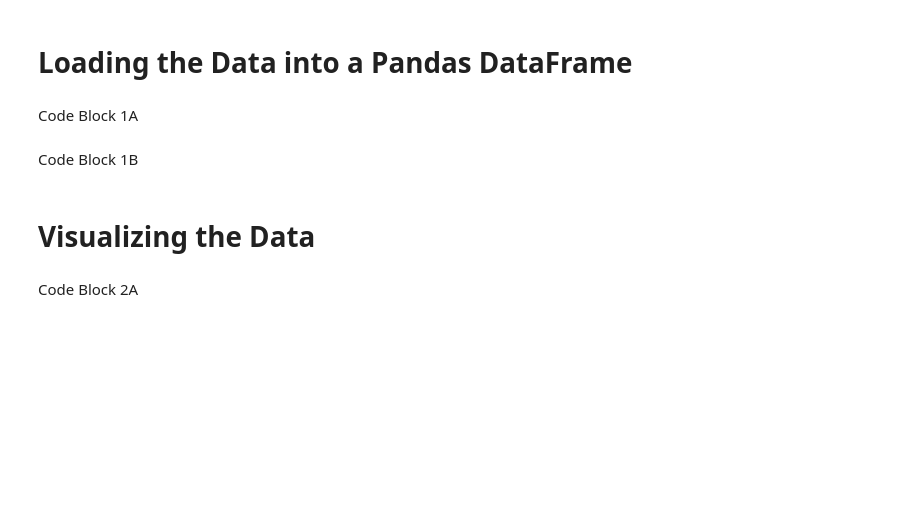
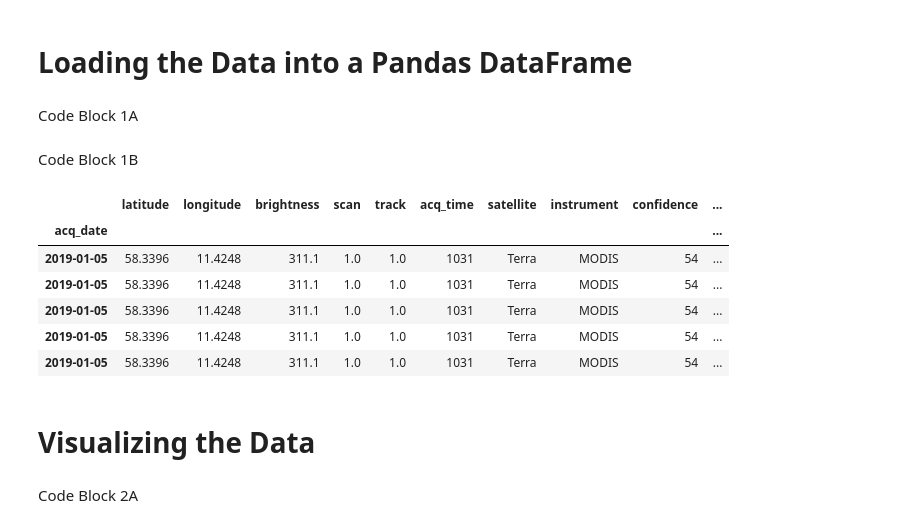
Before and after one commit to Matars/Caffein, a Jupyter notebook: notebooks/wildfire_prediction.ipynb, the cells around one changed output. Drawn from its saved outputs; the diff is of its cells as text; code cells hidden in the pictures; blank space fills up the shorter version.

Commit message:
added new NASA files and added initial wildfire prediction model

```diff
--- a/notebooks/wildfire_prediction.ipynb
+++ b/notebooks/wildfire_prediction.ipynb
@@ -102,17 +99,25 @@ df.to_csv(csv_path + "df_2019_2024.csv")
 Code Block 1B
 # %%
 # Define the path to the project folder stored in Google Drive
-csv_path = "/content/drive/MyDrive/wildfire_prediction/"
+csv_path = "../data/NASA-MODIS-DATA/"
 
 # Load the dataset (CSV file) into a pandas DataFrame
 # In this case, we are reading "df_2019_2024.csv" from the specified folder
 df = pd.read_csv(csv_path + "df_2019_2024.csv")
 
 # Convert the 'acq_date' column to datetime objects and set it as the index
 df['acq_date'] = pd.to_datetime(df['acq_date'])
 df.set_index('acq_date', inplace=True)
 
 df.head()
+# %% [output]
+|  | latitude | longitude | brightness | scan | track | acq_time | satellite | instrument | confidence | ... |
+| acq_date |  |  |  |  |  |  |  |  |  | ... |
+| 2019-01-05 | 58.3396 | 11.4248 | 311.1 | 1.0 | 1.0 | 1031 | Terra | MODIS | 54 | ... |
+| 2019-01-05 | 58.3396 | 11.4248 | 311.1 | 1.0 | 1.0 | 1031 | Terra | MODIS | 54 | ... |
+| 2019-01-05 | 58.3396 | 11.4248 | 311.1 | 1.0 | 1.0 | 1031 | Terra | MODIS | 54 | ... |
+| 2019-01-05 | 58.3396 | 11.4248 | 311.1 | 1.0 | 1.0 | 1031 | Terra | MODIS | 54 | ... |
+| 2019-01-05 | 58.3396 | 11.4248 | 311.1 | 1.0 | 1.0 | 1031 | Terra | MODIS | 54 | ... |
 # %% [markdown]
 # Visualizing the Data
 # %% [markdown]
```
Also changed, not shown: parts of 26 cells of this notebook, 46 other files.
